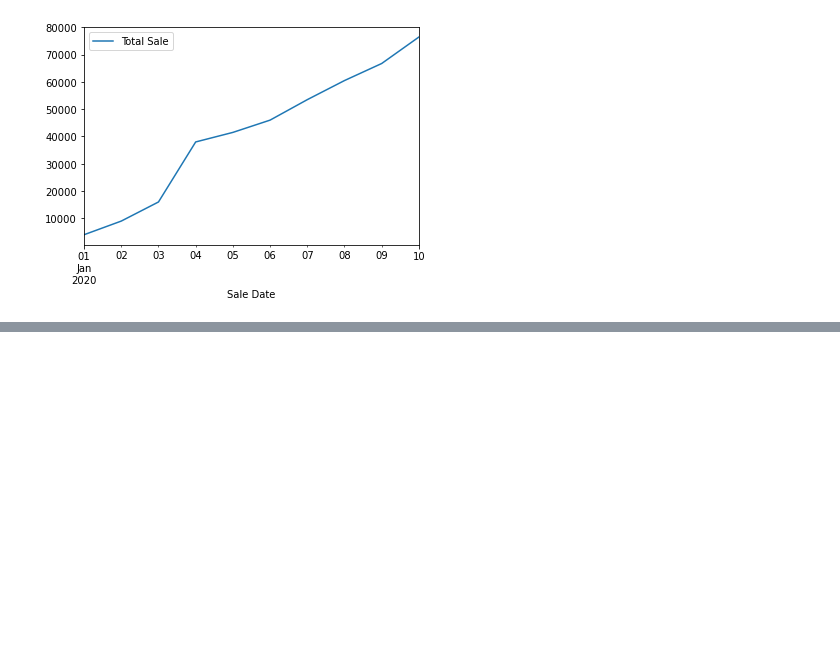
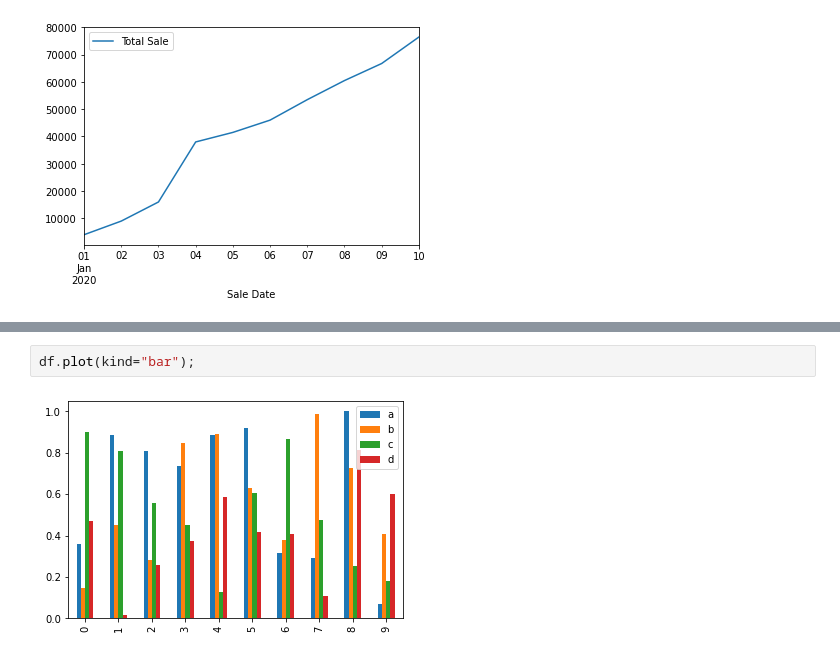
Before and after one commit to vishnuk7/MachineLearning, a Jupyter notebook: matplotlib/introduction-matplotlib.ipynb, the cells around one changed output, grey strips where cells are left out. Saved outputs shown, nothing was run; the diff lists cells and outputs as text; blank space fills up the shorter version.

```diff
--- a/matplotlib/introduction-matplotlib.ipynb
+++ b/matplotlib/introduction-matplotlib.ipynb
@@ -231,0 +262,4 @@ car_sales.plot(x="Sale Date",y="Total Sale");
+# %%
+df.plot(kind="bar");
+# %% [output]
+[figure, added]
```
Also changed, not shown: parts of 12 cells of this notebook.
